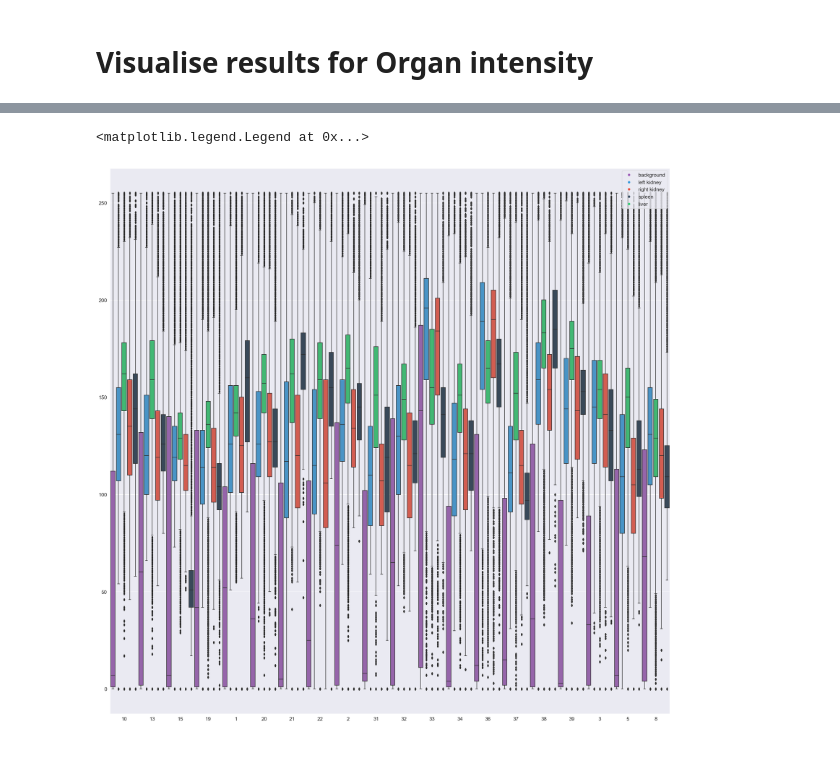
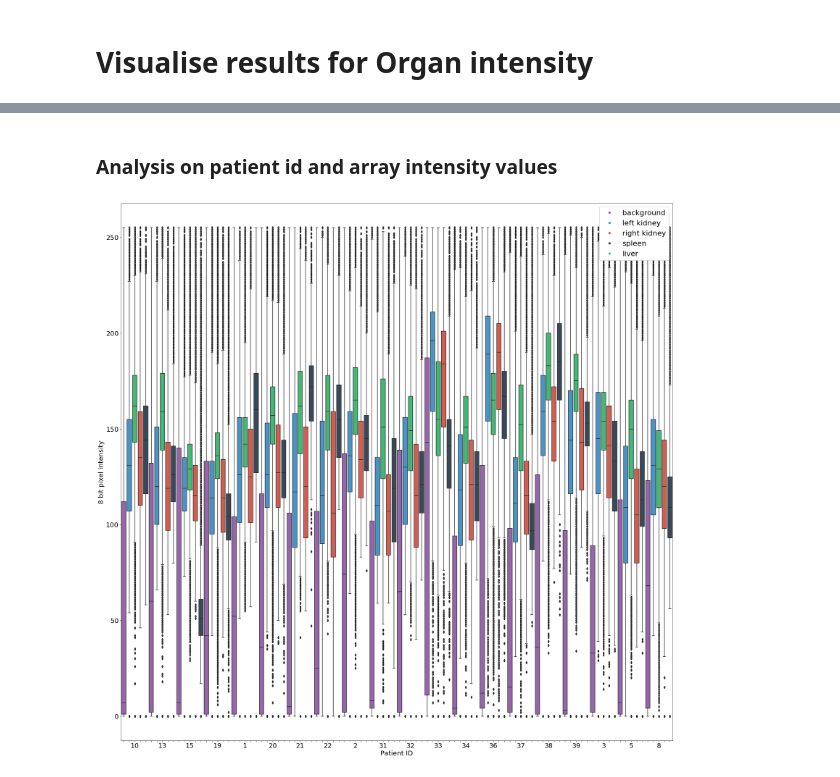
Before and after one commit to Larkinnjm1/Masters-thesis-EDA-scripts, a Jupyter notebook: jupyter notebook/EDA Organ size and intensity.ipynb, the cells around one changed output, grey strips where cells are left out. Drawn from its saved outputs; the diff is of its cells as text; code cells hidden in the pictures.

Commit message:
addition of manual scripts to perform plotting without issue

```diff
--- a/jupyter notebook/EDA Organ size and intensity.ipynb
+++ b/jupyter notebook/EDA Organ size and intensity.ipynb
@@ -286,4 +565,0 @@ for org_types in list(filt_df.organ):
-# %%
-#Creating custom xticks for analysis
-pat_id_lst=list(filt_df['patient_id'])
-pat_id_lst_subsample=[s if (i+3)%5==0 else '' for i,s in enumerate(pat_id_lst)]
@@ -293,0 +574,13 @@ t2spir_pat_id=[key for key, value in per_img_pat_org.items() if 't2spir' in key.
+# %%
+for imgs in per_img_slc_no_org_df['image_type'].unique():
+
+    filt_df=per_img_slc_no_org_df[per_img_slc_no_org_df['image_type']==imgs]
+
+    gen_man_lineplot_with_err_bars(filt_df,'organ',
+                                       'slc_no','array','Slice No.','8 bit grey level intensity')
+
+    final_fig=plt.gcf()
+
+    file_name='lineplot_org_hue_slice_no_vs_8bit_greyscale_int_img_type_median_'+imgs+'.jpeg'
+
+    final_fig.savefig(file_name,dpi=600)
@@ -293,0 +591,2 @@ t2spir_pat_id=[key for key, value in per_img_pat_org.items() if 't2spir' in key.
+# %% [markdown]
+### Analysis on patient id and array intensity values
@@ -294,14 +614,39 @@ t2spir_pat_id=[key for key, value in per_img_pat_org.items() if 't2spir' in key.
+# %%
+for img_types in per_img_pat_org_df['image_type'].unique():
+
+    print(img_types)
+
+    filt_df=per_img_pat_org_df[per_img_pat_org_df['image_type']==img_types]
+
+    xtick_set=gen_man_xtick_lbls(filt_df,'patient_id',(3,5))
+
+    man_clr_palette=gen_man_clr_palette(filt_df,'organ',flatui_palette_code)
+
+    gen_np_df_boxplot(filt_df,'array',xtick_set,
+                       man_clr_palette,flatui_palette_code,'Patient ID','8 bit grey scale intensity level',
+                       fig_dim=(30,30),lgd_x_y_axis_font_size='22',tick_font_size=20)
+
+    final_fig=plt.gcf()
+
+    file_name='boxplot_org_hue_pat_id_vs_8bit_greyscale_int_img_type_'+img_types+'.jpeg'
+
+    final_fig.savefig(file_name,dpi=600)
 # %%
 fig,ax=plt.subplots(figsize=(30,30))
 
 sns.boxplot(ax=ax,data=list(filt_df['array']),palette=colour_palette)
 
 ax.set_xticklabels(pat_id_lst_subsample)
 markers = [plt.Line2D([0,0],[0,0],color=color, marker='o', linestyle='') for color in flatui_palette_code.values()]
-ax.legend(markers, flatui_palette_code.keys(), numpoints=1,loc=1)
+ax.legend(markers, flatui_palette_code.keys(), numpoints=1,loc=1,
+          fontsize='22', title_fontsize='20',facecolor='white', framealpha=1)
+
+ax.set_xlabel('Patient ID',fontsize='20')
+ax.set_ylabel('8 bit pixel intensity',fontsize='20')
+
+ax.tick_params(labelsize=20)
 # %% [output]
-<matplotlib.legend.Legend at 0x...>
-[figure, old version]
+[figure, new version]
 # %%
 def gen_filt_dict(dict_orig,dict_vals):
     """The method to filter dictionary on key values for methods"""
```
Also changed, not shown: parts of 43 cells of this notebook, 12 other files.
